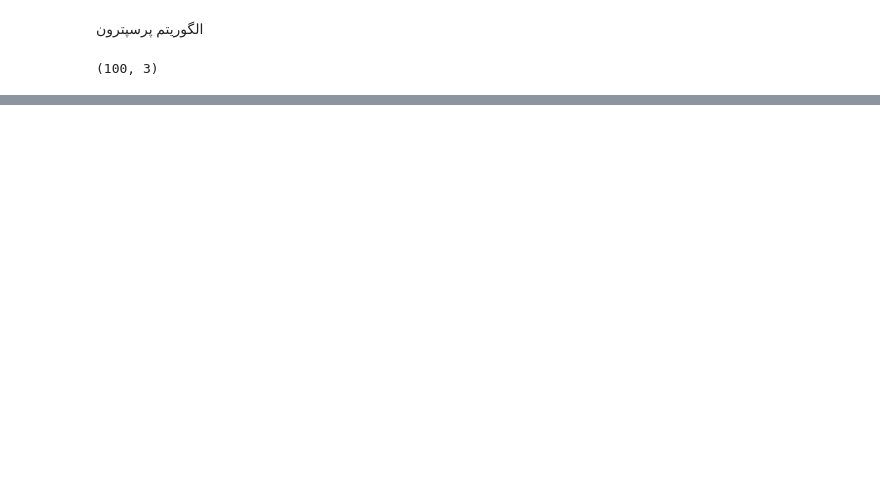
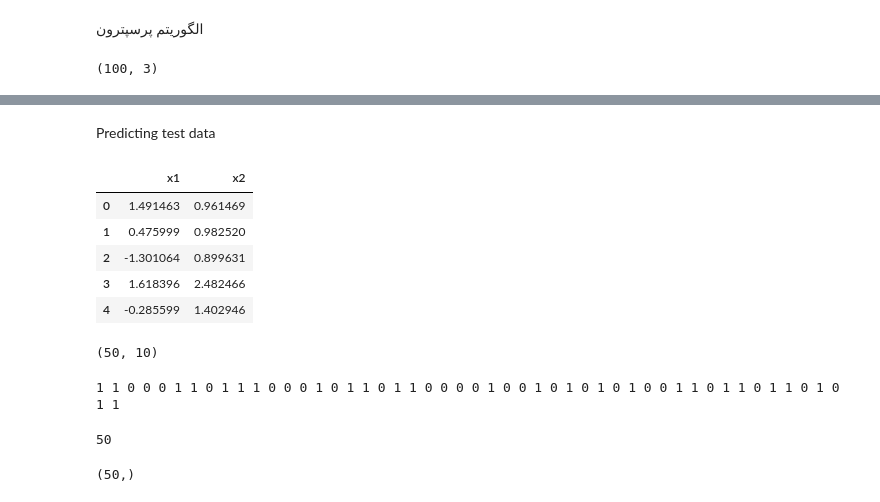
Before and after one commit to parsadaj/Binary-Classification-Perceptron, a Jupyter notebook: ans.ipynb, the cells around one changed output, grey strips where cells are left out. Cells and saved outputs as stored; diff of their text form; code cells hidden in the pictures; blank space fills up the shorter version.

```diff
--- a/ans.ipynb
+++ b/ans.ipynb
@@ -266,0 +428,11 @@ perceptron_model.plot_decision_boundary(Z_train, y_train, Z_val, y_val)
+# %% [markdown]
+Predicting test data
+# %%
+test_data.head()
+# %% [output]
+|  | x1 | x2 |
+| 0 | 1.491463 | 0.961469 |
+| 1 | 0.475999 | 0.982520 |
+| 2 | -1.301064 | 0.899631 |
+| 3 | 1.618396 | 2.482466 |
+| 4 | -0.285599 | 1.402946 |
@@ -266,0 +447,4 @@ perceptron_model.plot_decision_boundary(Z_train, y_train, Z_val, y_val)
+# %%
+Z_poly_test[best_degree].shape
+# %% [output]
+(50, 10)
@@ -266,0 +453,5 @@ perceptron_model.plot_decision_boundary(Z_train, y_train, Z_val, y_val)
+# %%
+for p in test_predictions:
+    print(p, end=' ')
+# %% [output]
+1 1 0 0 0 1 1 0 1 1 1 0 0 0 1 0 1 1 0 1 1 0 0 0 0 1 0 0 1 0 1 0 1 0 1 0 0 1 1 0 1 1 0 1 1 0 1 0 1 1
@@ -266,0 +463,4 @@ perceptron_model.plot_decision_boundary(Z_train, y_train, Z_val, y_val)
+# %%
+len(test_predictions)
+# %% [output]
+50
@@ -266,0 +470,5 @@ perceptron_model.plot_decision_boundary(Z_train, y_train, Z_val, y_val)
+# %%
+test_predictions = np.array(test_predictions)
+test_predictions.shape
+# %% [output]
+(50,)
```
Also changed, not shown: parts of 20 cells of this notebook, 1 other file.
